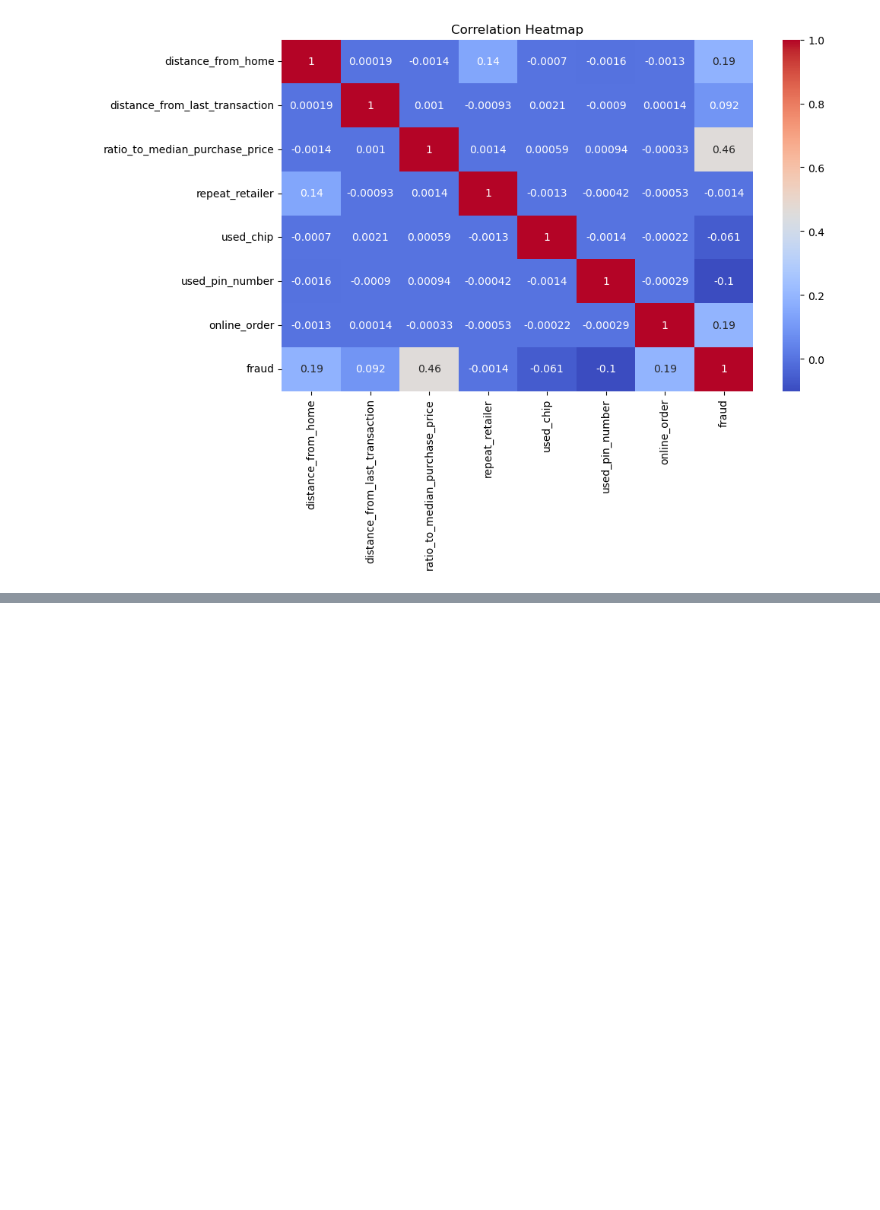
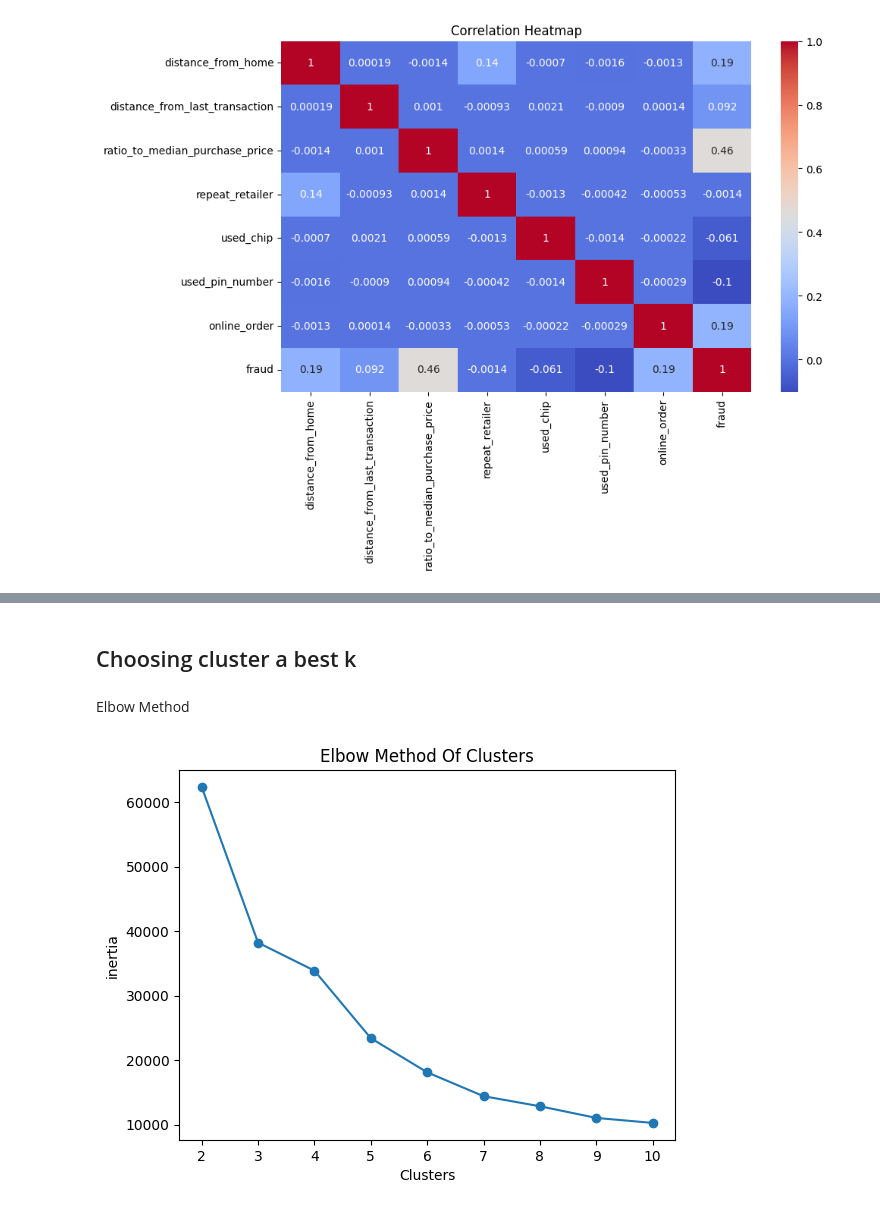
Before and after one commit to Mayurnalgirkar18/Credit-Card-Fraud-Detection, a Jupyter notebook: credit.ipynb, the cells around one changed output, grey strips where cells are left out. Drawn from its saved outputs; the diff is of its cells as text; code cells hidden in the pictures; blank space fills up the shorter version.

```diff
--- a/credit.ipynb
+++ b/credit.ipynb
@@ -121,0 +123,9 @@ plt.show()
+# %%
+# separate label
+X = df.drop(columns=['fraud'])
+y = df['fraud']
+# %%
+from sklearn.preprocessing import StandardScaler
+
+scaler = StandardScaler()
+scaled = scaler.fit_transform(X)
@@ -121,0 +150,5 @@ plt.show()
+# %%
+from sklearn.decomposition import PCA
+
+pca = PCA(n_components=2)
+pca_2d = pca.fit_transform(scaled)
@@ -121,0 +165,6 @@ plt.show()
+# %%
+
+sample_size = 40000
+ios = np.random.choice(len(pca_2d), size=sample_size, replace=False)
+
+pca_data = pca_2d[ios]
@@ -121,0 +181,20 @@ plt.show()
+# %% [markdown]
+## Choosing cluster a best k
+# %% [markdown]
+ Elbow Method
+# %%
+from sklearn.cluster import KMeans
+inertia = []
+
+for k in range(2, 11):
+    km = KMeans(n_clusters=k, random_state=42)
+    km.fit(pca_data)
+    inertia.append(km.inertia_)
+
+plt.plot(range(2, 11), inertia, marker='o')
+plt.xlabel("Clusters")
+plt.ylabel("inertia")
+plt.title("Elbow Method Of Clusters")
+plt.show()
+# %% [output]
+[figure, added]
```
Also changed, not shown: parts of 21 cells of this notebook.
